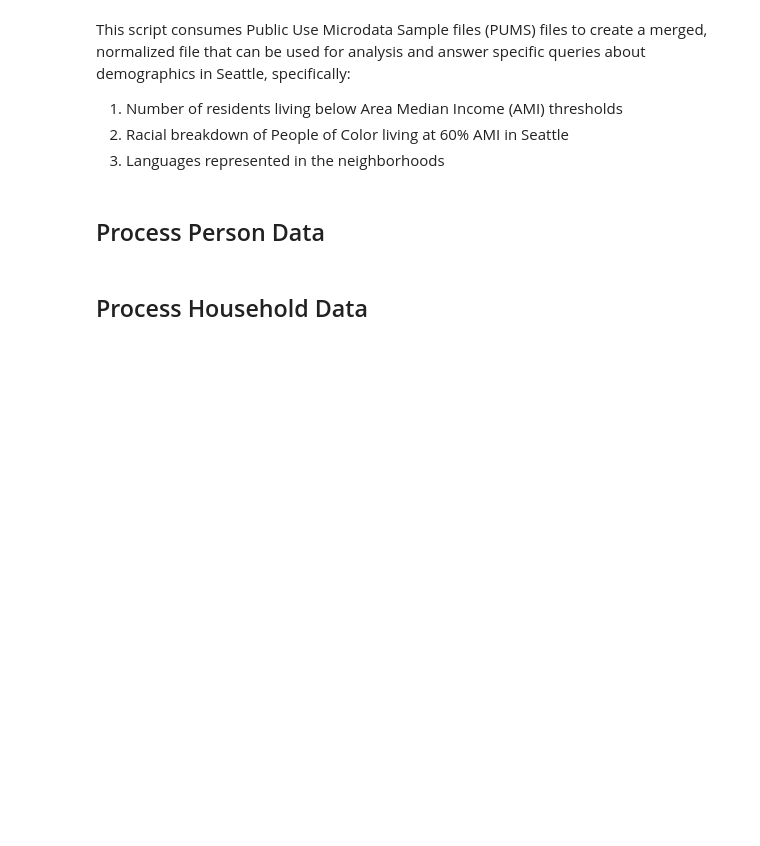
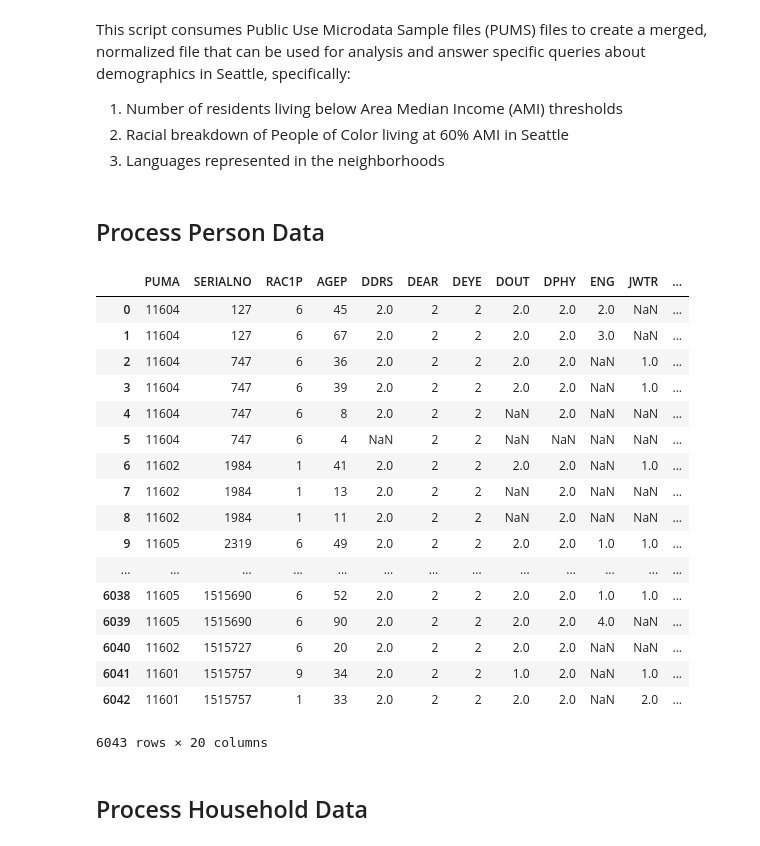
Before and after one commit to monolyst/census-demography, a Jupyter notebook: PUMAS Microdata.ipynb, the cells around one changed output. Cells and saved outputs as stored; diff of their text form; code cells hidden in the pictures; blank space fills up the shorter version.

```diff
--- a/PUMAS Microdata.ipynb
+++ b/PUMAS Microdata.ipynb
@@ -12,7 +12,7 @@ import pandas as pd
 
 data_dir = './data/'
 
-# PUMA IDs for each selected PUMA (Seattle: Downtown, Northeast, Northwest, Southeast, and West)
+# PUMS IDs for each selected PUMA (Seattle: Downtown, Northeast, Northwest, Southeast, and West)
 SEATTLE_PUMS = [11601, 11602, 11603, 11604, 11605]
 
 # Loading household data for Seattle-only locations
@@ -20,8 +20,8 @@ DF_HOUSEHOLD = pd.read_csv(data_dir + 'ss16hwa.csv')
 DF_HOUSEHOLD = DF_HOUSEHOLD[DF_HOUSEHOLD['PUMA'].isin(SEATTLE_PUMS)]
 
 # Loading person data for Seattle-only locations
-df_person = pd.read_csv(data_dir + 'ss16pwa.csv')
-df_person = df_person[df_person['PUMA'].isin(SEATTLE_PUMS)]
+DF_PERSON = pd.read_csv(data_dir + 'ss16pwa.csv')
+DF_PERSON = DF_PERSON[DF_PERSON['PUMA'].isin(SEATTLE_PUMS)]
 # %%
 # Load AMI data tables. The Area median income thresholds are defined by HUD and a function of family size.
 # Income limits are published here:
@@ -37,9 +37,9 @@ df_80 = df_AMI[(df_AMI["Threshold"] == "80% AMI")]
 # %%
 # Filter the data set for important indices to track
 DF_PERSON = DF_PERSON[['PUMA', 'SERIALNO', 'RAC1P', 'AGEP', 'DDRS', 'DEAR', 'DEYE',
-                        'DOUT', 'DPHY', 'ENG', 'JWTR', 'JWRIP', 'LANX', 'PINCP', 'LANP']]
+                        'DOUT', 'DPHY', 'ENG', 'JWTR', 'JWRIP', 'LANX', 'PINCP', 'LANP', 'HISP']]
 
-# Add text columns that corresond with race integers
+# Add text columns that correspond with race integers
 DF_PERSON['race'] = np.where(DF_PERSON['RAC1P'] == 1, "White alone", "")
 DF_PERSON['race'] = np.where(DF_PERSON['RAC1P'] == 2, "Black or African American alone", DF_PERSON['race'])
 DF_PERSON['race'] = np.where(DF_PERSON['RAC1P'] == 3, "American Indian alone", DF_PERSON['race'])
@@ -50,16 +50,43 @@ DF_PERSON['race'] = np.where(DF_PERSON['RAC1P'] == 7, "Native Hawaiian and Other
 DF_PERSON['race'] = np.where(DF_PERSON['RAC1P'] == 8, "Some Other Race alone", DF_PERSON['race'])
 DF_PERSON['race'] = np.where(DF_PERSON['RAC1P'] == 9, "Two or More Races", DF_PERSON['race'])
 
-# Add text columns that corresond with race integers
+# Add text columns that correspond with race integers
 DF_PERSON['neighborhood'] = np.where(DF_PERSON['PUMA'] == 11601, "Northwest", "")
 DF_PERSON['neighborhood'] = np.where(DF_PERSON['PUMA'] == 11602, "Northeast", DF_PERSON['neighborhood'])
 DF_PERSON['neighborhood'] = np.where(DF_PERSON['PUMA'] == 11603, "Downtown, Queen Anne, Magnolia", DF_PERSON['neighborhood'])
 DF_PERSON['neighborhood'] = np.where(DF_PERSON['PUMA'] == 11604, "Southeast, Capital Hill", DF_PERSON['neighborhood'])
 DF_PERSON['neighborhood'] = np.where(DF_PERSON['PUMA'] == 11605, "West, Duwamish, Beacon Hill", DF_PERSON['neighborhood'])
 
+# Add text columns that correspond with Hispanic origin/integers
+DF_PERSON['hispanic'] = np.where(DF_PERSON['HISP'] == 1, "Not Spanish/Hispanic/Latino origin", "")
+DF_PERSON['hispanic'] = np.where(DF_PERSON['HISP'] >= 2, "Spanish/Hispanic/Latino origin", DF_PERSON['hispanic'])
+
 # Language text loaded from Codebook
 df_LANP = pd.read_csv(data_dir + 'Codebook_LANP.csv')
 DF_PERSON = pd.merge(left=DF_PERSON, right=df_LANP, how='left', left_on='LANP', right_on='LANP')
+# df_LANP = pd.read_csv(data_dir + 'Codebook.csv')
+# DF_PERSON = pd.merge(left=DF_PERSON, right=df_LANP, how='left', left_on='Code', right_on='Code')
+# %%
+DF_PERSON.head(-10)
+# %% [output]
+|  | PUMA | SERIALNO | RAC1P | AGEP | DDRS | DEAR | DEYE | DOUT | DPHY | ENG | JWTR | ... |
+| 0 | 11604 | 127 | 6 | 45 | 2.0 | 2 | 2 | 2.0 | 2.0 | 2.0 | NaN | ... |
+| 1 | 11604 | 127 | 6 | 67 | 2.0 | 2 | 2 | 2.0 | 2.0 | 3.0 | NaN | ... |
+| 2 | 11604 | 747 | 6 | 36 | 2.0 | 2 | 2 | 2.0 | 2.0 | NaN | 1.0 | ... |
+| 3 | 11604 | 747 | 6 | 39 | 2.0 | 2 | 2 | 2.0 | 2.0 | NaN | 1.0 | ... |
+| 4 | 11604 | 747 | 6 | 8 | 2.0 | 2 | 2 | NaN | 2.0 | NaN | NaN | ... |
+| 5 | 11604 | 747 | 6 | 4 | NaN | 2 | 2 | NaN | NaN | NaN | NaN | ... |
+| 6 | 11602 | 1984 | 1 | 41 | 2.0 | 2 | 2 | 2.0 | 2.0 | NaN | 1.0 | ... |
+| 7 | 11602 | 1984 | 1 | 13 | 2.0 | 2 | 2 | NaN | 2.0 | NaN | NaN | ... |
+| 8 | 11602 | 1984 | 1 | 11 | 2.0 | 2 | 2 | NaN | 2.0 | NaN | NaN | ... |
+| 9 | 11605 | 2319 | 6 | 49 | 2.0 | 2 | 2 | 2.0 | 2.0 | 1.0 | 1.0 | ... |
+| ... | ... | ... | ... | ... | ... | ... | ... | ... | ... | ... | ... | ... |
+| 6038 | 11605 | 1515690 | 6 | 52 | 2.0 | 2 | 2 | 2.0 | 2.0 | 1.0 | 1.0 | ... |
+| 6039 | 11605 | 1515690 | 6 | 90 | 2.0 | 2 | 2 | 2.0 | 2.0 | 4.0 | NaN | ... |
+| 6040 | 11602 | 1515727 | 6 | 20 | 2.0 | 2 | 2 | 2.0 | 2.0 | NaN | NaN | ... |
+| 6041 | 11601 | 1515757 | 9 | 34 | 2.0 | 2 | 2 | 1.0 | 2.0 | NaN | 1.0 | ... |
+| 6042 | 11601 | 1515757 | 1 | 33 | 2.0 | 2 | 2 | 2.0 | 2.0 | NaN | 2.0 | ... |
+6043 rows × 20 columns
 # %% [markdown]
 ## Process Household Data
 # %%
```
Also changed, not shown: parts of 3 cells of this notebook, 2 other files.
